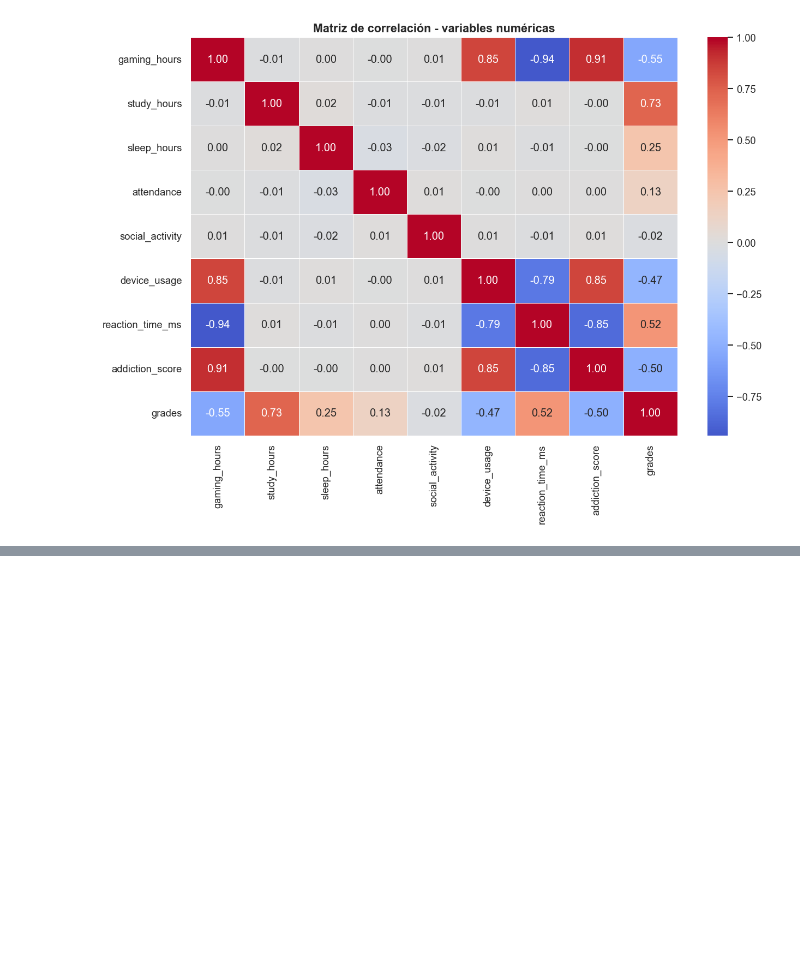
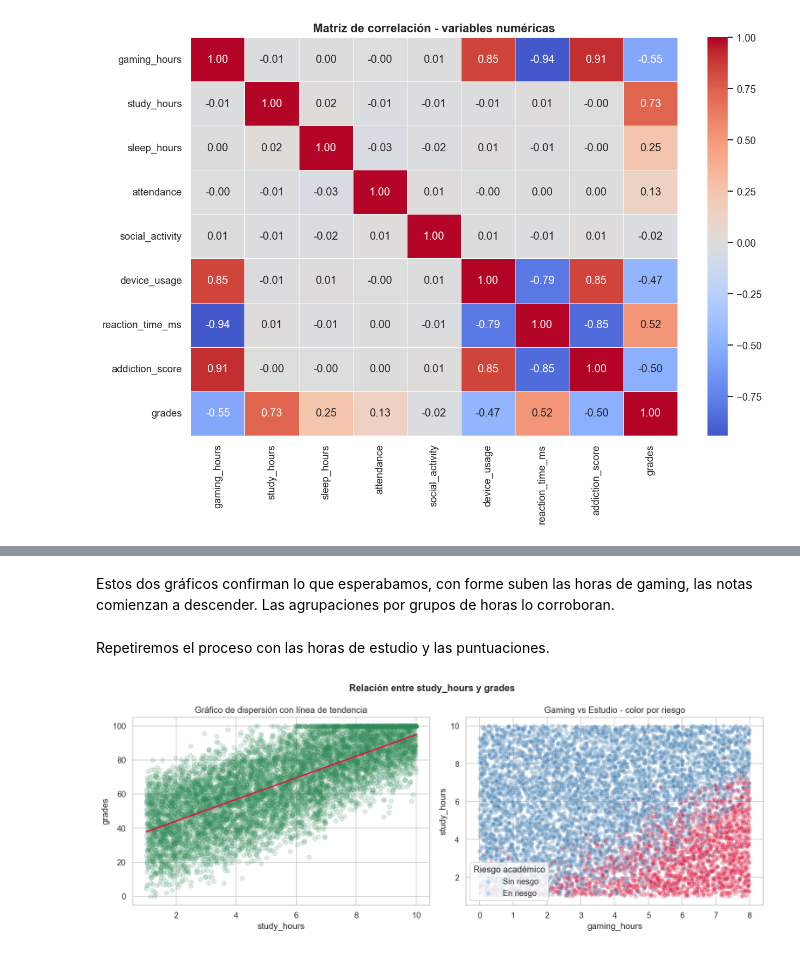
Before and after one commit to alegonzjur/GamingAcademicPerformance, a Jupyter notebook: 02_eda.ipynb, the cells around one changed output, grey strips where cells are left out. Saved outputs shown, nothing was run; the diff lists cells and outputs as text; code cells hidden in the pictures; blank space fills up the shorter version.

```diff
--- a/02_eda.ipynb
+++ b/02_eda.ipynb
@@ -230,0 +260,24 @@ plt.show()
+# %% [markdown]
+Estos dos gráficos confirman lo que esperabamos, con forme suben las horas de gaming, las notas comienzan a descender. Las agrupaciones por grupos de horas lo corroboran.
+# %% [markdown]
+Repetiremos el proceso con las horas de estudio y las puntuaciones.
+# %%
+# Configuración del gráfico.
+fig, axes = plt.subplots(nrows=1, ncols=2, figsize=(13, 5))
+fig.suptitle('Relación entre study_hours y grades', fontsize=13, fontweight='bold')
+
+# Gráfico de dispersión con línea de tendencia.
+sns.regplot(data=df, x='study_hours', y='grades', ax=axes[0], scatter_kws={'alpha':0.15, 'color':'seagreen'}, line_kws={'color':'crimson', 'linewidth':2})
+axes[0].set_title('Gráfico de dispersión con línea de tendencia')
+
+# Comparativa de horas de gaming vs estudio.
+sns.scatterplot(data=df, x='gaming_hours', y='study_hours', hue='risk_flag',ax=axes[1], alpha=0.3, palette={0:'steelblue', 1:'crimson'})
+axes[1].set_title('Gaming vs Estudio - color por riesgo')
+axes[1].legend(title='Riesgo académico', labels=['Sin riesgo', 'En riesgo'])
+
+# Mostrar graficos.
+plt.tight_layout()
+plt.savefig('./img/fig_study_hours_grades.png', dpi=120, bbox_inches='tight')
+plt.show()
+# %% [output]
+[figure, added]
```
Also changed, not shown: parts of 16 cells of this notebook, 6 other files.
